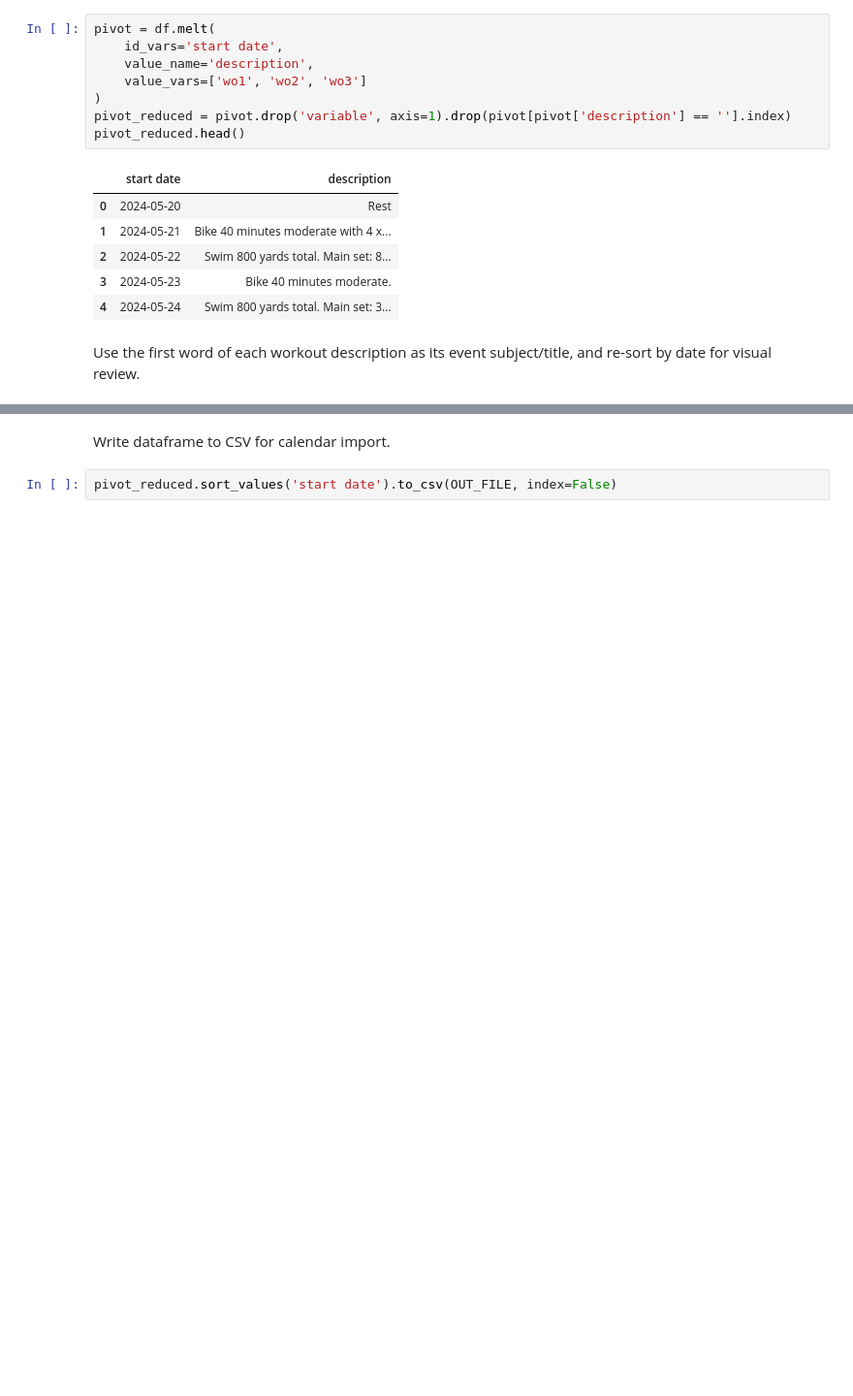
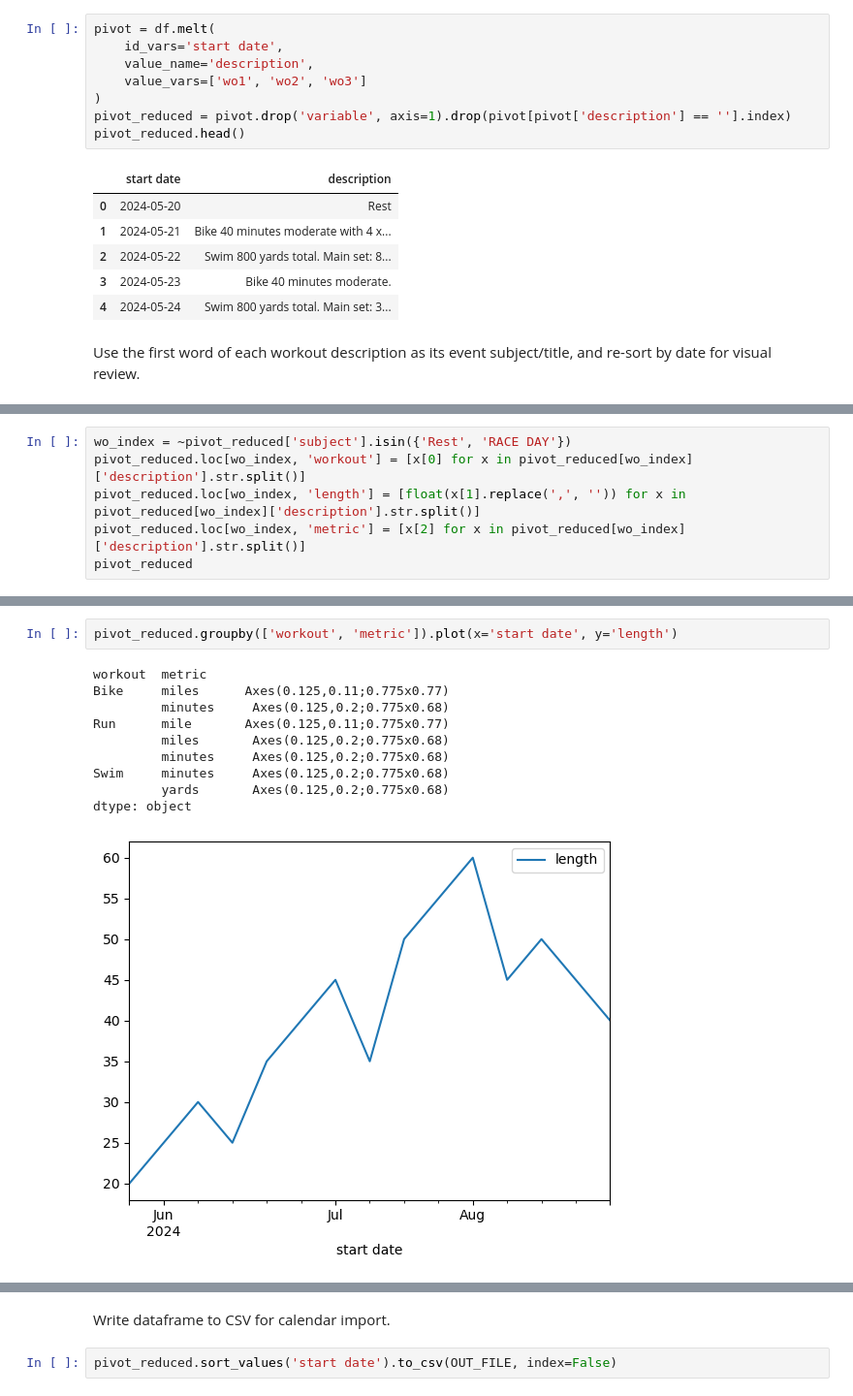
Before and after one commit to chaserobertson/misc, a Jupyter notebook: triathlon-training.ipynb, the cells around one changed output, grey strips where cells are left out. Shown: that part at 97% size. Drawn from its saved outputs; the diff is of its cells as text; blank space fills up the shorter version.

```diff
--- a/triathlon-training.ipynb
+++ b/triathlon-training.ipynb
@@ -90 +90,7 @@ pivot_reduced.sort_values('start date')
 161 rows × 3 columns
+# %%
+wo_index = ~pivot_reduced['subject'].isin({'Rest', 'RACE DAY'})
+pivot_reduced.loc[wo_index, 'workout'] = [x[0] for x in pivot_reduced[wo_index]['description'].str.split()]
+pivot_reduced.loc[wo_index, 'length'] = [float(x[1].replace(',', '')) for x in pivot_reduced[wo_index]['description'].str.split()]
+pivot_reduced.loc[wo_index, 'metric'] = [x[2] for x in pivot_reduced[wo_index]['description'].str.split()]
+pivot_reduced
@@ -90,0 +111,13 @@ pivot_reduced.sort_values('start date')
+# %%
+pivot_reduced.groupby(['workout', 'metric']).plot(x='start date', y='length')
+# %% [output]
+workout  metric
+Bike     miles      Axes(0.125,0.11;0.775x0.77)
+         minutes     Axes(0.125,0.2;0.775x0.68)
+Run      mile       Axes(0.125,0.11;0.775x0.77)
+         miles       Axes(0.125,0.2;0.775x0.68)
+         minutes     Axes(0.125,0.2;0.775x0.68)
+Swim     minutes     Axes(0.125,0.2;0.775x0.68)
+         yards       Axes(0.125,0.2;0.775x0.68)
+dtype: object
+[figure, added]
```
Also changed, not shown: parts of 3 cells of this notebook.
